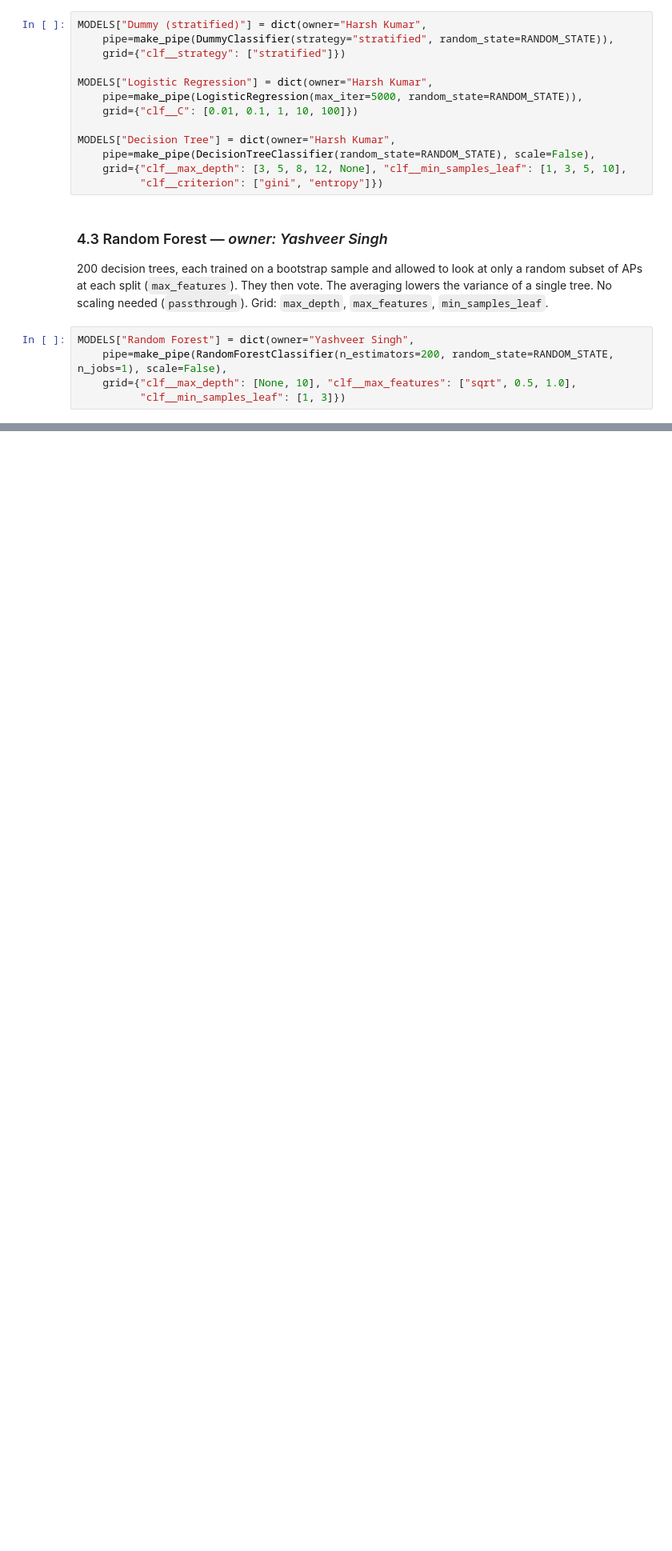
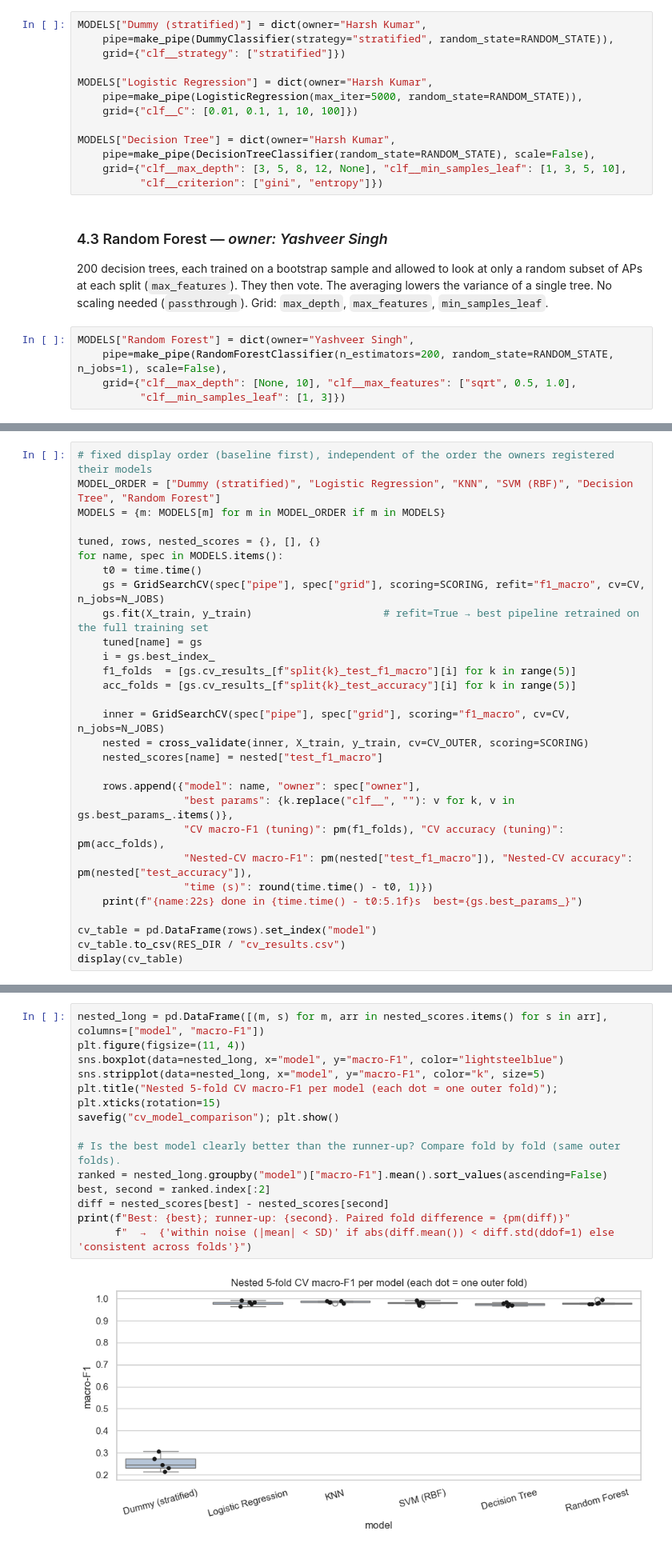
Before and after one commit to techshowdown123-creator/wifi-indoor-localisation, a Jupyter notebook: P6_WiFi_Localisation.ipynb, the cells around one changed output, grey strips where cells are left out. Shown at 80% size. Cells and saved outputs as stored; diff of their text form; blank space fills up the shorter version.

Commit message:
GridSearchCV + nested CV for all models, per-room CV confusion matrices

```diff
--- a/P6_WiFi_Localisation.ipynb
+++ b/P6_WiFi_Localisation.ipynb
@@ -427,0 +429,29 @@ MODELS["Random Forest"] = dict(owner="Yashveer Singh",
+# %%
+# fixed display order (baseline first), independent of the order the owners registered their models
+MODEL_ORDER = ["Dummy (stratified)", "Logistic Regression", "KNN", "SVM (RBF)", "Decision Tree", "Random Forest"]
+MODELS = {m: MODELS[m] for m in MODEL_ORDER if m in MODELS}
+
+tuned, rows, nested_scores = {}, [], {}
+for name, spec in MODELS.items():
+    t0 = time.time()
+    gs = GridSearchCV(spec["pipe"], spec["grid"], scoring=SCORING, refit="f1_macro", cv=CV, n_jobs=N_JOBS)
+    gs.fit(X_train, y_train)                     # refit=True → best pipeline retrained on the full training set
+    tuned[name] = gs
+    i = gs.best_index_
+    f1_folds  = [gs.cv_results_[f"split{k}_test_f1_macro"][i] for k in range(5)]
+    acc_folds = [gs.cv_results_[f"split{k}_test_accuracy"][i] for k in range(5)]
+
+    inner = GridSearchCV(spec["pipe"], spec["grid"], scoring="f1_macro", cv=CV, n_jobs=N_JOBS)
+    nested = cross_validate(inner, X_train, y_train, cv=CV_OUTER, scoring=SCORING)
+    nested_scores[name] = nested["test_f1_macro"]
+
+    rows.append({"model": name, "owner": spec["owner"],
+                 "best params": {k.replace("clf__", ""): v for k, v in gs.best_params_.items()},
+                 "CV macro-F1 (tuning)": pm(f1_folds), "CV accuracy (tuning)": pm(acc_folds),
+                 "Nested-CV macro-F1": pm(nested["test_f1_macro"]), "Nested-CV accuracy": pm(nested["test_accuracy"]),
+                 "time (s)": round(time.time() - t0, 1)})
+    print(f"{name:22s} done in {time.time() - t0:5.1f}s  best={gs.best_params_}")
+
+cv_table = pd.DataFrame(rows).set_index("model")
+cv_table.to_csv(RES_DIR / "cv_results.csv")
+display(cv_table)
@@ -427,0 +473,16 @@ MODELS["Random Forest"] = dict(owner="Yashveer Singh",
+# %%
+nested_long = pd.DataFrame([(m, s) for m, arr in nested_scores.items() for s in arr], columns=["model", "macro-F1"])
+plt.figure(figsize=(11, 4))
+sns.boxplot(data=nested_long, x="model", y="macro-F1", color="lightsteelblue")
+sns.stripplot(data=nested_long, x="model", y="macro-F1", color="k", size=5)
+plt.title("Nested 5-fold CV macro-F1 per model (each dot = one outer fold)"); plt.xticks(rotation=15)
+savefig("cv_model_comparison"); plt.show()
+
+# Is the best model clearly better than the runner-up? Compare fold by fold (same outer folds).
+ranked = nested_long.groupby("model")["macro-F1"].mean().sort_values(ascending=False)
+best, second = ranked.index[:2]
+diff = nested_scores[best] - nested_scores[second]
+print(f"Best: {best}; runner-up: {second}. Paired fold difference = {pm(diff)}"
+      f"  →  {'within noise (|mean| < SD)' if abs(diff.mean()) < diff.std(ddof=1) else 'consistent across folds'}")
+# %% [output]
+[figure, added]
```
Also changed, not shown: parts of 7 cells of this notebook, 3 other files.
